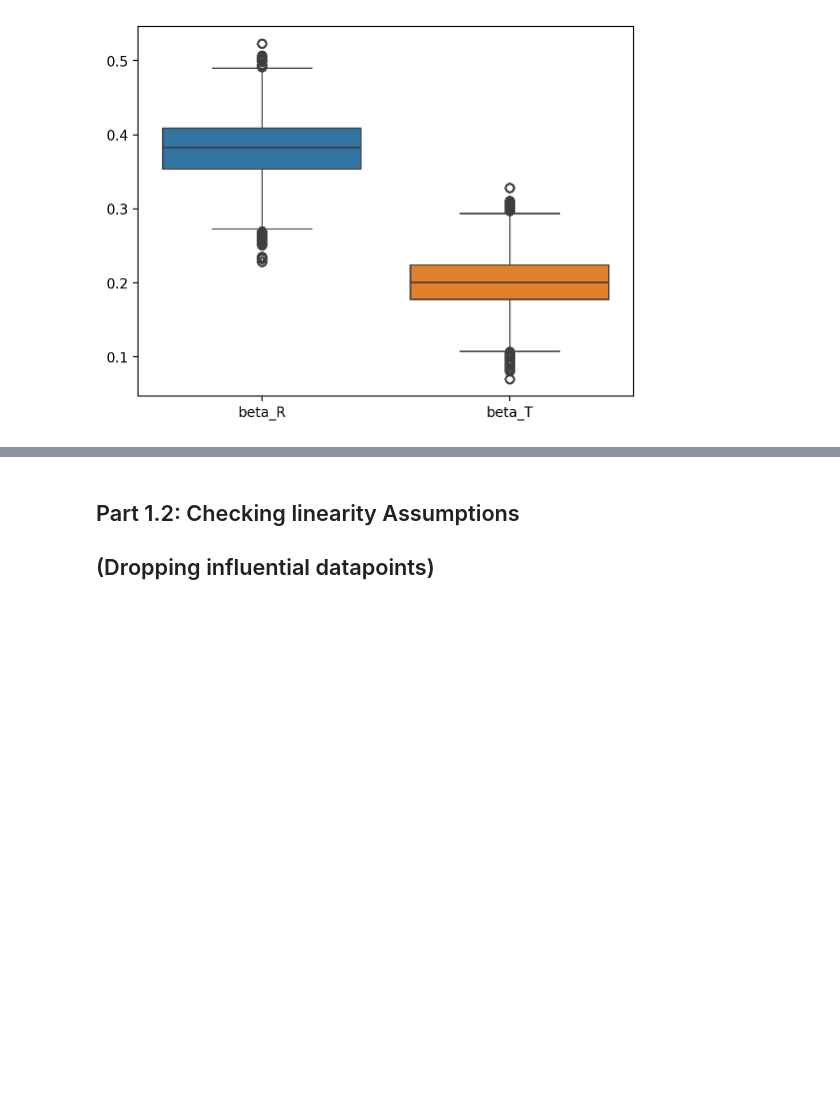
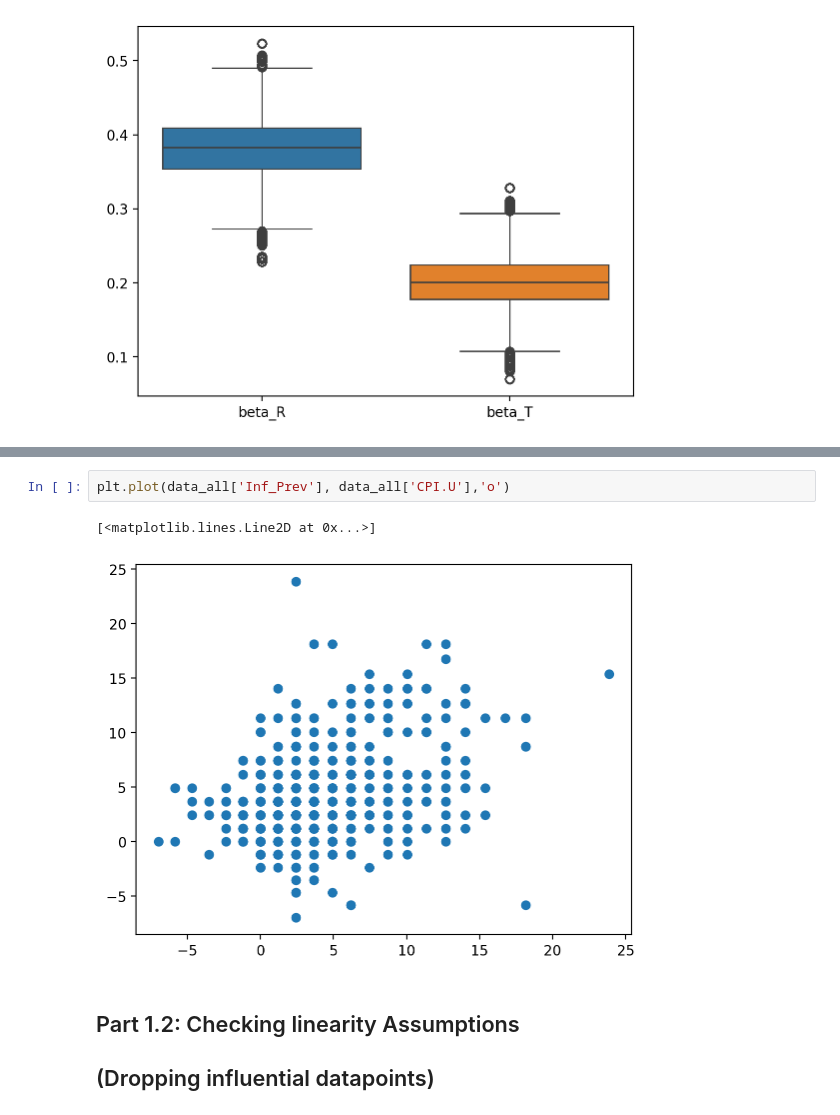
Before and after one commit to AndreiAf02/Math509Project_Public, a Jupyter notebook: 509ProjectV2.ipynb, the cells around one changed output, grey strips where cells are left out. Saved outputs shown, nothing was run; the diff lists cells and outputs as text; blank space fills up the shorter version.

```diff
--- a/509ProjectV2.ipynb
+++ b/509ProjectV2.ipynb
@@ -703,3 +703,8 @@ Inf_Prev           0.614363  1.000000
+# %%
+plt.plot(data_all['Inf_Prev'], data_all['CPI.U'],'o')
+# %% [output]
+[<matplotlib.lines.Line2D at 0x...>]
+[figure, added]
 # %% [markdown]
 ## Part 1.2: Checking linearity Assumptions
 
```
Also changed, not shown: parts of 2 cells of this notebook.
